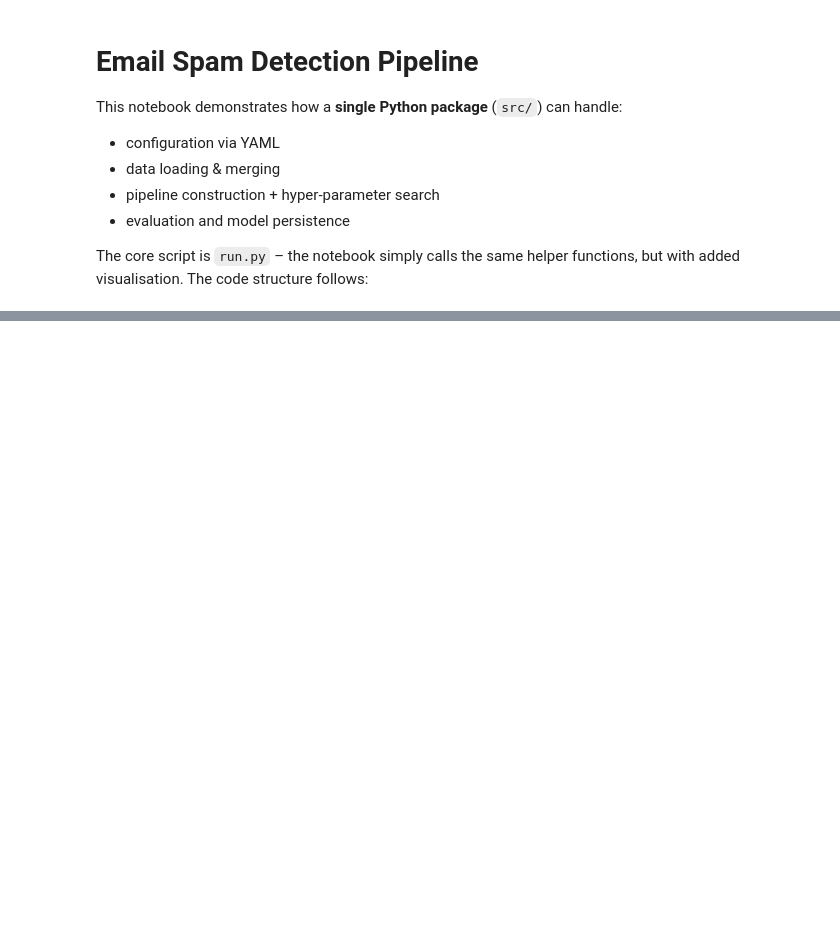
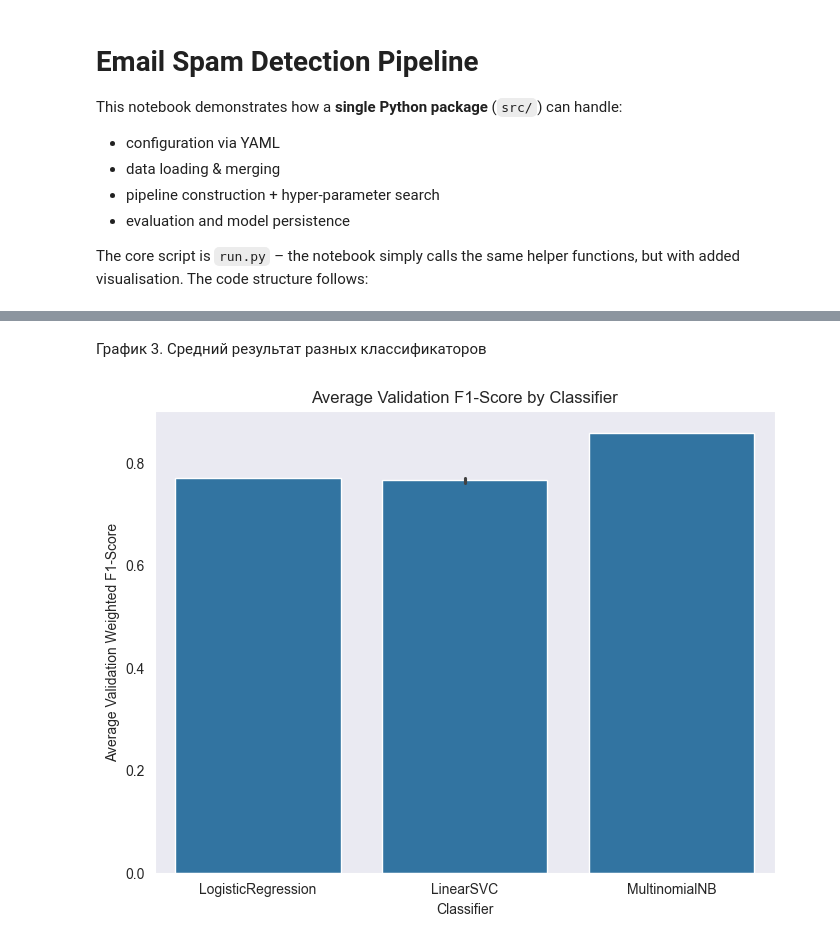
Before and after one commit to MikhailDolgopolov/SpamDetection_Tests, a Jupyter notebook: ProjectShowcase.ipynb, the cells around one changed output, grey strips where cells are left out. Cells and saved outputs as stored; diff of their text form; code cells hidden in the pictures; blank space fills up the shorter version.

```diff
--- a/ProjectShowcase.ipynb
+++ b/ProjectShowcase.ipynb
@@ -118,0 +128,12 @@ fig.show()
+# %% [markdown]
+График 3. Средний результат разных классификаторов
+# %%
+plt.figure(figsize=(8, 6))
+sns.barplot(x='clf', y='val_weighted_f1', data=df, errorbar="sd") #errorbar="sd" - стандартное отклонение
+plt.title('Average Validation F1-Score by Classifier')
+plt.xlabel('Classifier')
+plt.ylabel('Average Validation Weighted F1-Score')
+plt.grid(axis='y')
+plt.show()
+# %% [output]
+[figure, added]
```
Also changed, not shown: parts of 16 cells of this notebook.
